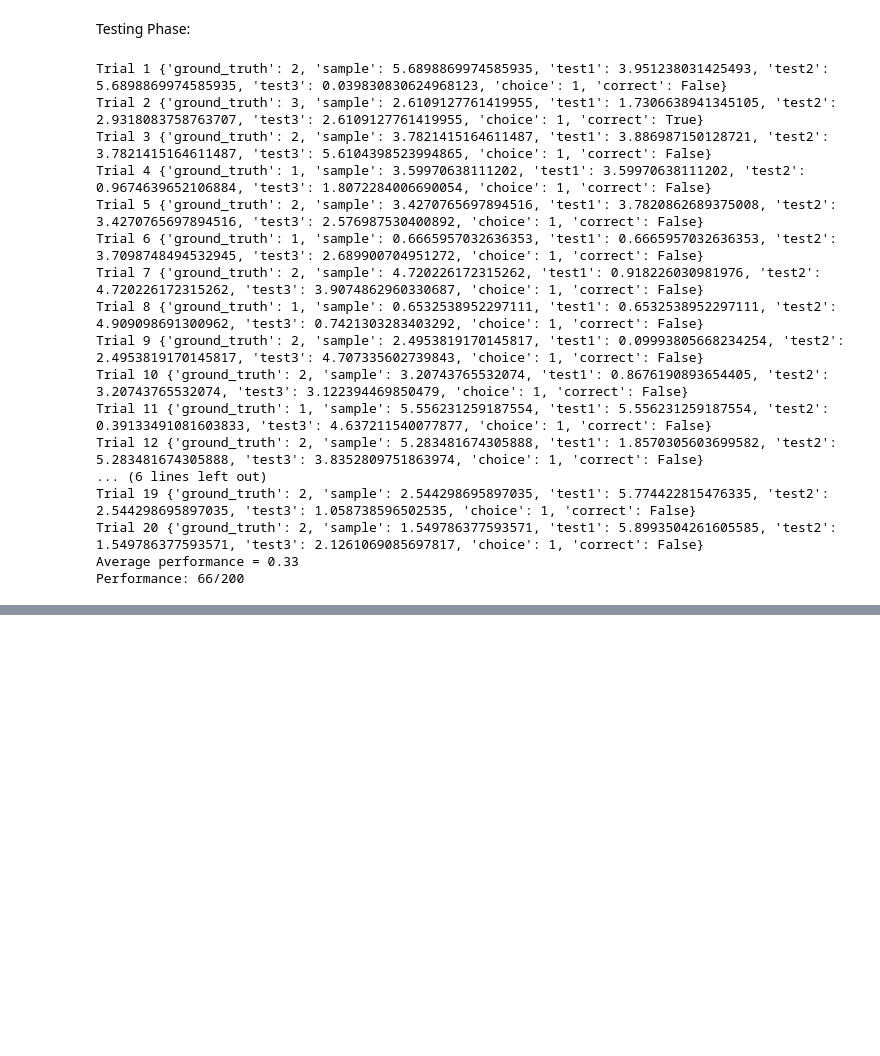
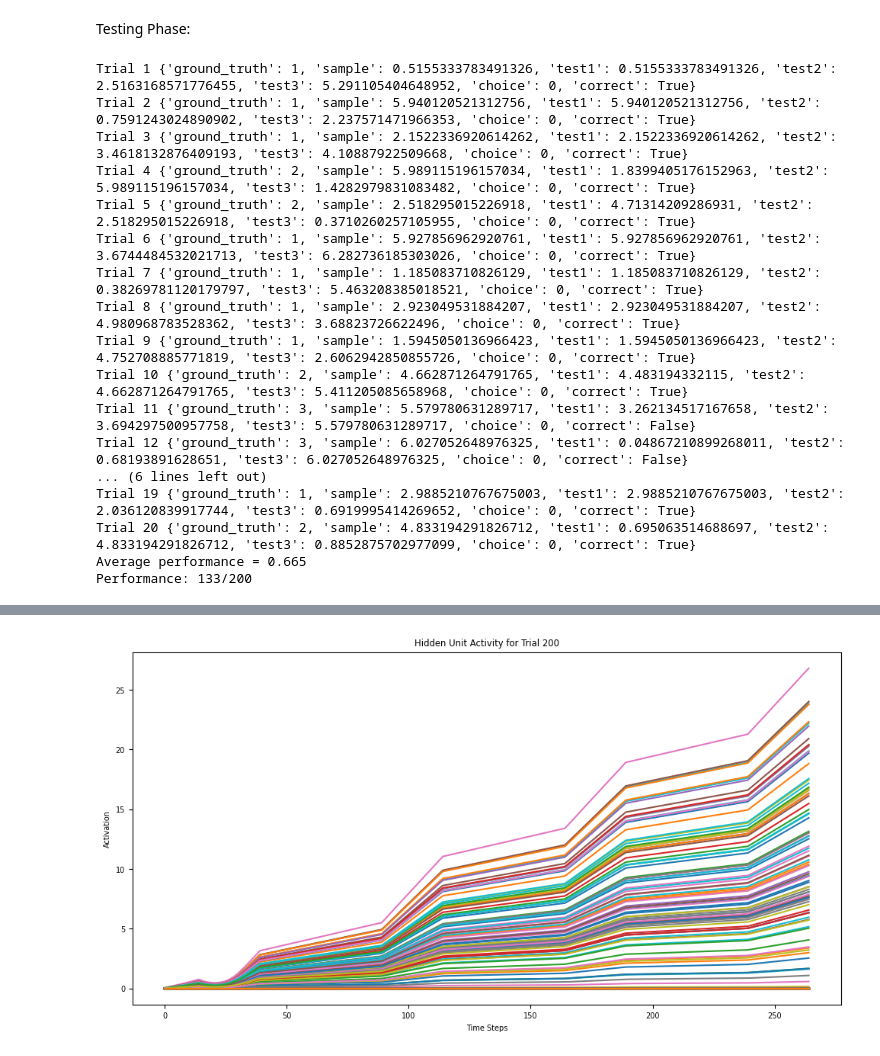
Before and after one commit to BrisGeorge24044/Cognitive_Artificial_Intelligence, a Jupyter notebook: LeakyRNN_with_Hebbian_Learning_DelayMatchSampleDistractor1D_v0.ipynb, the cells around one changed output, grey strips where cells are left out. Drawn from its saved outputs; the diff is of its cells as text; code cells hidden in the pictures; blank space fills up the shorter version.

```diff
--- a/LeakyRNN_with_Hebbian_Learning_DelayMatchSampleDistractor1D_v0.ipynb
+++ b/LeakyRNN_with_Hebbian_Learning_DelayMatchSampleDistractor1D_v0.ipynb
@@ -53,14 +53,14 @@ class LeakyRNN(nn.Module):
     # Computes weight change for input to hidden state
     # torch.bmm performs batch multiplication
     # Creates (batch_size, hidden_size, input_size)
-    delta_w_i = lr * torch.bmm(hidden, input)
+    delta_input2hidden = lr * torch.bmm(hidden, input)
     # Computes weight change for hidden to hidden state
     # Creates (batch_size, hidden_size, hidden_size)
-    delta_w_j = lr * torch.bmm(hidden, hidden.transpose(1, 2))
+    delta_hidden2hidden = lr * torch.bmm(hidden, hidden.transpose(1, 2))
 
     # Weight changes are added together to update the weight matrices
-    delta_w_i_sum = delta_w_i.sum(dim=0)
-    delta_w_j_sum = delta_w_j.sum(dim=0)
+    delta_input2hidden_sum = delta_input2hidden.sum(dim=0)
+    delta_hidden2hidden_sum = delta_hidden2hidden.sum(dim=0)
 
     # scale factor controls the impact of the learning rule
     hebbian_scale_factor = 1
@@ -70,8 +70,8 @@ class LeakyRNN(nn.Module):
     with torch.no_grad():
         # Updates the weights using the scale factor and the sum of the
         # weight changes
-        self.input2hidden.weight += hebbian_scale_factor * delta_w_i_sum
-        self.hidden2hidden.weight += hebbian_scale_factor * delta_w_j_sum
+        self.input2hidden.weight += hebbian_scale_factor * delta_input2hidden_sum
+        self.hidden2hidden.weight += hebbian_scale_factor * delta_hidden2hidden_sum
         # torch.norm normalises the weights. Previously there were stability
         # issues which are now avoided. The addition of 1e-6 prevents division
         # by zero.
@@ -290,20 +290,32 @@ for i in range(20):
 print(f"Average performance = {np.mean([val['correct'] for val in trial_infos.values()])}")
 print(f"Performance: {perf}/{num_trial}")
 # %% [output]
-Trial 1 {'ground_truth': 2, 'sample': 5.6898869974585935, 'test1': 3.951238031425493, 'test2': 5.6898869974585935, 'test3': 0.039830830624968123, 'choice': 1, 'correct': False}
-Trial 2 {'ground_truth': 3, 'sample': 2.6109127761419955, 'test1': 1.7306638941345105, 'test2': 2.9318083758763707, 'test3': 2.6109127761419955, 'choice': 1, 'correct': True}
-Trial 3 {'ground_truth': 2, 'sample': 3.7821415164611487, 'test1': 3.886987150128721, 'test2': 3.7821415164611487, 'test3': 5.6104398523994865, 'choice': 1, 'correct': False}
-Trial 4 {'ground_truth': 1, 'sample': 3.59970638111202, 'test1': 3.59970638111202, 'test2': 0.9674639652106884, 'test3': 1.8072284006690054, 'choice': 1, 'correct': False}
-Trial 5 {'ground_truth': 2, 'sample': 3.4270765697894516, 'test1': 3.7820862689375008, 'test2': 3.4270765697894516, 'test3': 2.576987530400892, 'choice': 1, 'correct': False}
-Trial 6 {'ground_truth': 1, 'sample': 0.6665957032636353, 'test1': 0.6665957032636353, 'test2': 3.7098748494532945, 'test3': 2.689900704951272, 'choice': 1, 'correct': False}
-Trial 7 {'ground_truth': 2, 'sample': 4.720226172315262, 'test1': 0.918226030981976, 'test2': 4.720226172315262, 'test3': 3.9074862960330687, 'choice': 1, 'correct': False}
-Trial 8 {'ground_truth': 1, 'sample': 0.6532538952297111, 'test1': 0.6532538952297111, 'test2': 4.909098691300962, 'test3': 0.7421303283403292, 'choice': 1, 'correct': False}
-Trial 9 {'ground_truth': 2, 'sample': 2.4953819170145817, 'test1': 0.09993805668234254, 'test2': 2.4953819170145817, 'test3': 4.707335602739843, 'choice': 1, 'correct': False}
-Trial 10 {'ground_truth': 2, 'sample': 3.20743765532074, 'test1': 0.8676190893654405, 'test2': 3.20743765532074, 'test3': 3.122394469850479, 'choice': 1, 'correct': False}
-Trial 11 {'ground_truth': 1, 'sample': 5.556231259187554, 'test1': 5.556231259187554, 'test2': 0.39133491081603833, 'test3': 4.637211540077877, 'choice': 1, 'correct': False}
-Trial 12 {'ground_truth': 2, 'sample': 5.283481674305888, 'test1': 1.8570305603699582, 'test2': 5.283481674305888, 'test3': 3.8352809751863974, 'choice': 1, 'correct': False}
+Trial 1 {'ground_truth': 1, 'sample': 0.5155333783491326, 'test1': 0.5155333783491326, 'test2': 2.5163168571776455, 'test3': 5.291105404648952, 'choice': 0, 'correct': True}
+Trial 2 {'ground_truth': 1, 'sample': 5.940120521312756, 'test1': 5.940120521312756, 'test2': 0.7591243024890902, 'test3': 2.237571471966353, 'choice': 0, 'correct': True}
+Trial 3 {'ground_truth': 1, 'sample': 2.1522336920614262, 'test1': 2.1522336920614262, 'test2': 3.4618132876409193, 'test3': 4.10887922509668, 'choice': 0, 'correct': True}
+Trial 4 {'ground_truth': 2, 'sample': 5.989115196157034, 'test1': 1.8399405176152963, 'test2': 5.989115196157034, 'test3': 1.4282979831083482, 'choice': 0, 'correct': True}
+Trial 5 {'ground_truth': 2, 'sample': 2.518295015226918, 'test1': 4.71314209286931, 'test2': 2.518295015226918, 'test3': 0.3710260257105955, 'choice': 0, 'correct': True}
+Trial 6 {'ground_truth': 1, 'sample': 5.927856962920761, 'test1': 5.927856962920761, 'test2': 3.6744484532021713, 'test3': 6.282736185303026, 'choice': 0, 'correct': True}
+Trial 7 {'ground_truth': 1, 'sample': 1.185083710826129, 'test1': 1.185083710826129, 'test2': 0.38269781120179797, 'test3': 5.463208385018521, 'choice': 0, 'correct': True}
+Trial 8 {'ground_truth': 1, 'sample': 2.923049531884207, 'test1': 2.923049531884207, 'test2': 4.980968783528362, 'test3': 3.68823726622496, 'choice': 0, 'correct': True}
+Trial 9 {'ground_truth': 1, 'sample': 1.5945050136966423, 'test1': 1.5945050136966423, 'test2': 4.752708885771819, 'test3': 2.6062942850855726, 'choice': 0, 'correct': True}
+Trial 10 {'ground_truth': 2, 'sample': 4.662871264791765, 'test1': 4.483194332115, 'test2': 4.662871264791765, 'test3': 5.411205085658968, 'choice': 0, 'correct': True}
+Trial 11 {'ground_truth': 3, 'sample': 5.579780631289717, 'test1': 3.262134517167658, 'test2': 3.694297500957758, 'test3': 5.579780631289717, 'choice': 0, 'correct': False}
+Trial 12 {'ground_truth': 3, 'sample': 6.027052648976325, 'test1': 0.04867210899268011, 'test2': 0.68193891628651, 'test3': 6.027052648976325, 'choice': 0, 'correct': False}
 ... (6 lines left out)
-Trial 19 {'ground_truth': 2, 'sample': 2.544298695897035, 'test1': 5.774422815476335, 'test2': 2.544298695897035, 'test3': 1.058738596502535, 'choice': 1, 'correct': False}
-Trial 20 {'ground_truth': 2, 'sample': 1.549786377593571, 'test1': 5.8993504261605585, 'test2': 1.549786377593571, 'test3': 2.1261069085697817, 'choice': 1, 'correct': False}
-Average performance = 0.33
-Performance: 66/200
+Trial 19 {'ground_truth': 1, 'sample': 2.9885210767675003, 'test1': 2.9885210767675003, 'test2': 2.036120839917744, 'test3': 0.6919995414269652, 'choice': 0, 'correct': True}
+Trial 20 {'ground_truth': 2, 'sample': 4.833194291826712, 'test1': 0.695063514688697, 'test2': 4.833194291826712, 'test3': 0.8852875702977099, 'choice': 0, 'correct': True}
+Average performance = 0.665
+Performance: 133/200
+# %%
+trial_number = 199  # Select a specific trial to visualize
+rnn_activity = activity_dict[trial_number]  # Get the activity for the selected trial
+
+plt.figure(figsize=(12, 6))
+for i in range(rnn_activity.shape[1]):  # Plot each hidden unit's activity
+    plt.plot(rnn_activity[:, i])
+plt.xlabel('Time Steps')
+plt.ylabel('Activation')
+plt.title(f'Hidden Unit Activity for Trial {trial_number + 1}')
+plt.show()
+# %% [output]
@@ -309,0 +339 @@ Performance: 66/200
+[figure, added]
```
Also changed, not shown: parts of 2 cells of this notebook.
